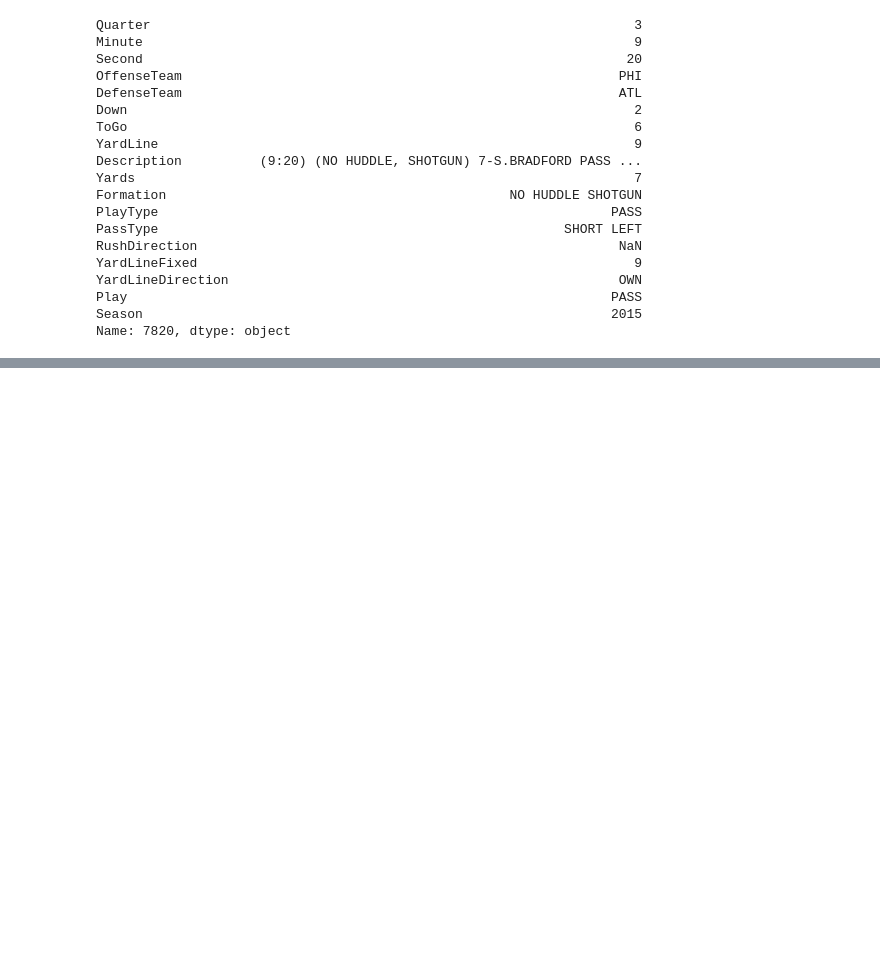
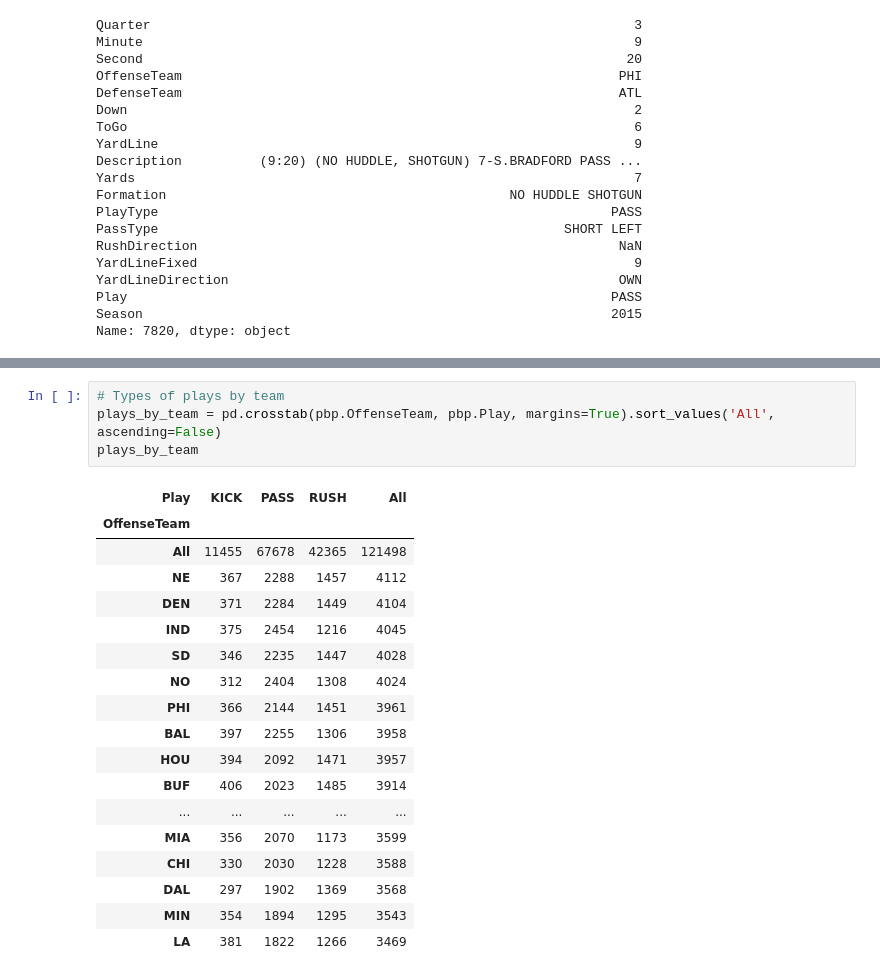
Before and after one commit to zreyn/nfl, a Jupyter notebook: nfl-eda.ipynb, the cells around one changed output, grey strips where cells are left out. Cells and saved outputs as stored; diff of their text form; blank space fills up the shorter version.

```diff
--- a/nfl-eda.ipynb
+++ b/nfl-eda.ipynb
@@ -651,0 +661,23 @@ Name: 7820, dtype: object
+# %%
+# Types of plays by team
+plays_by_team = pd.crosstab(pbp.OffenseTeam, pbp.Play, margins=True).sort_values('All', ascending=False)
+plays_by_team
+# %% [output]
+| Play | KICK | PASS | RUSH | All |
+| OffenseTeam |  |  |  |  |
+| All | 11455 | 67678 | 42365 | 121498 |
+| NE | 367 | 2288 | 1457 | 4112 |
+| DEN | 371 | 2284 | 1449 | 4104 |
+| IND | 375 | 2454 | 1216 | 4045 |
+| SD | 346 | 2235 | 1447 | 4028 |
+| NO | 312 | 2404 | 1308 | 4024 |
+| PHI | 366 | 2144 | 1451 | 3961 |
+| BAL | 397 | 2255 | 1306 | 3958 |
+| HOU | 394 | 2092 | 1471 | 3957 |
+| BUF | 406 | 2023 | 1485 | 3914 |
+| ... | ... | ... | ... | ... |
+| MIA | 356 | 2070 | 1173 | 3599 |
+| CHI | 330 | 2030 | 1228 | 3588 |
+| DAL | 297 | 1902 | 1369 | 3568 |
+| MIN | 354 | 1894 | 1295 | 3543 |
+| LA | 381 | 1822 | 1266 | 3469 |
```
Also changed, not shown: parts of 4 cells of this notebook, 7 other files.
